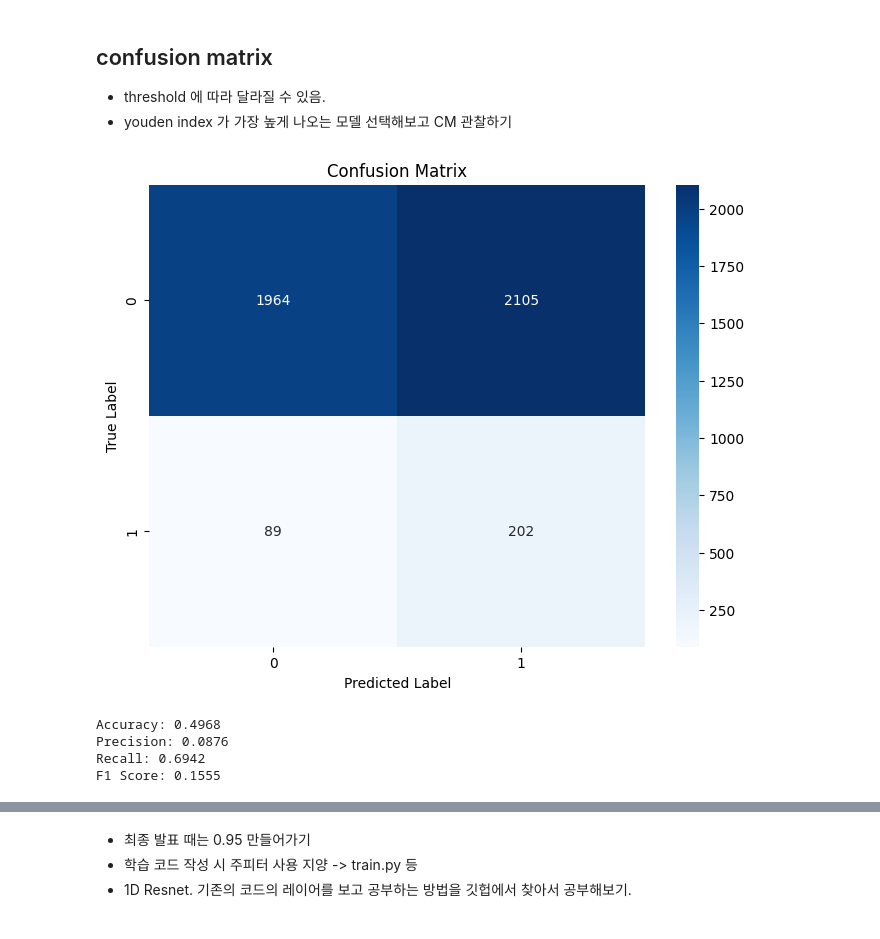
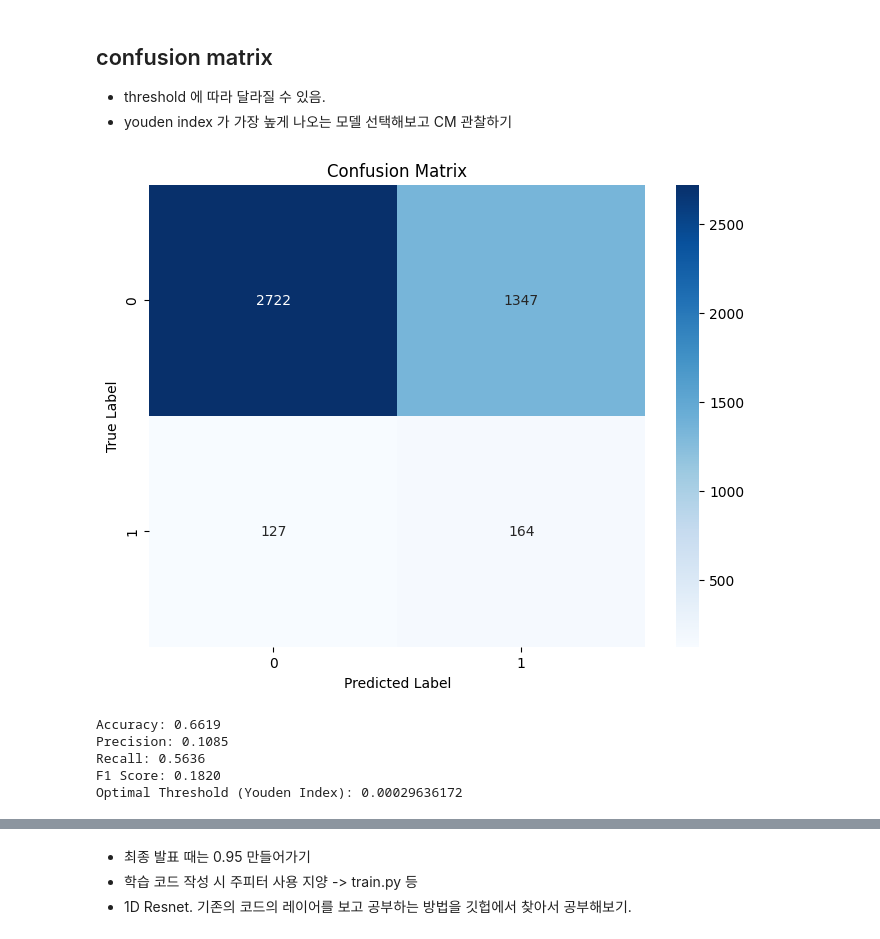
Before and after one commit to team-Harbud/harbud, a Jupyter notebook: ecg/annie_simplecnn_1124.ipynb, the cells around one changed output, grey strips where cells are left out. Drawn from its saved outputs; the diff is of its cells as text; code cells hidden in the pictures.

```diff
--- a/ecg/annie_simplecnn_1124.ipynb
+++ b/ecg/annie_simplecnn_1124.ipynb
@@ -387,52 +417,68 @@ plt.show()
 - threshold 에 따라 달라질 수 있음.
 - youden index 가 가장 높게 나오는 모델 선택해보고 CM 관찰하기
 # %%
-from sklearn.metrics import accuracy_score, precision_score, recall_score, f1_score, confusion_matrix
-from sklearn.metrics import roc_curve, auc
+from sklearn.metrics import accuracy_score, precision_score, recall_score, f1_score, confusion_matrix, roc_curve, auc
 import seaborn as sns
+import matplotlib.pyplot as plt
+import numpy as np
+import torch
 
 # 모델을 평가 모드로 설정
 model.eval()
 
-# 모든 예측과 레이블을 저장할 리스트 초기화
-all_predictions = []
+# 모든 확률과 레이블을 저장할 리스트 초기화
+all_preds_probs = []
 all_labels = []
 
-# 테스트 데이터에 대한 예측 수행
+# 테스트 데이터에 대한 예측 수행 (확률만 계산)
 with torch.no_grad():
     for inputs, labels in test_loader:
         inputs, labels = inputs.to(device), labels.to(device)
         outputs = model(inputs)
         probs = torch.sigmoid(outputs).view(-1)  # 시그모이드 함수 적용
-        predicted = (probs > 9.716244e-09).long()  # youden index 이용
-        all_predictions.extend(predicted.cpu().numpy())
+        all_preds_probs.extend(probs.cpu().numpy())
         all_labels.extend(labels.cpu().numpy())
+
+# 예측 확률과 실제 레이블을 사용하여 ROC 커브 계산
+fpr, tpr, thresholds = roc_curve(all_labels, all_preds_probs)
+
+# Youden의 지수 계산
+youden_index = tpr - fpr
+
+# 최대 Youden 지수를 가진 임계값 찾기
+optimal_idx = np.argmax(youden_index)
+optimal_threshold = thresholds[optimal_idx]
+
+# 최적 임계값을 사용하여 예측 수행
+all_predictions = (np.array(all_preds_probs) > optimal_threshold).astype(int)
 
 # 성능 지표 계산
 accuracy = accuracy_score(all_labels, all_predictions)
 precision = precision_score(all_labels, all_predictions)
 recall = recall_score(all_labels, all_predictions)
 f1 = f1_score(all_labels, all_predictions)
 
 # 혼동 행렬 생성
 cm = confusion_matrix(all_labels, all_predictions)
 
 # 혼동 행렬 시각화
 plt.figure(figsize=(8, 6))
 sns.heatmap(cm, annot=True, fmt='d', cmap='Blues')
 plt.title('Confusion Matrix')
 plt.xlabel('Predicted Label')
 plt.ylabel('True Label')
 plt.show()
 
 # 성능 지표 출력
 print(f'Accuracy: {accuracy:.4f}')
 print(f'Precision: {precision:.4f}')
 print(f'Recall: {recall:.4f}')
 print(f'F1 Score: {f1:.4f}')
+print("Optimal Threshold (Youden Index):", optimal_threshold)
 # %% [output]
-[figure, old version]
+[figure, new version]
-Accuracy: 0.4968
-Precision: 0.0876
-Recall: 0.6942
-F1 Score: 0.1555
+Accuracy: 0.6619
+Precision: 0.1085
+Recall: 0.5636
+F1 Score: 0.1820
+Optimal Threshold (Youden Index): 0.00029636172
```
Also changed, not shown: parts of 7 cells of this notebook, 3 other files.
